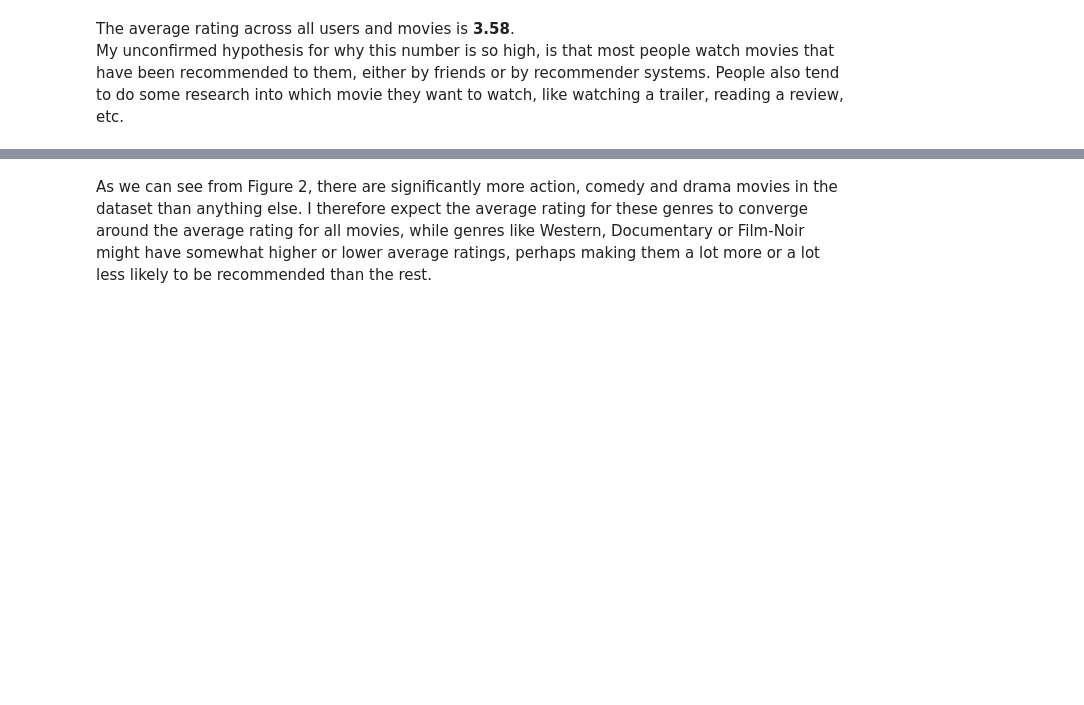
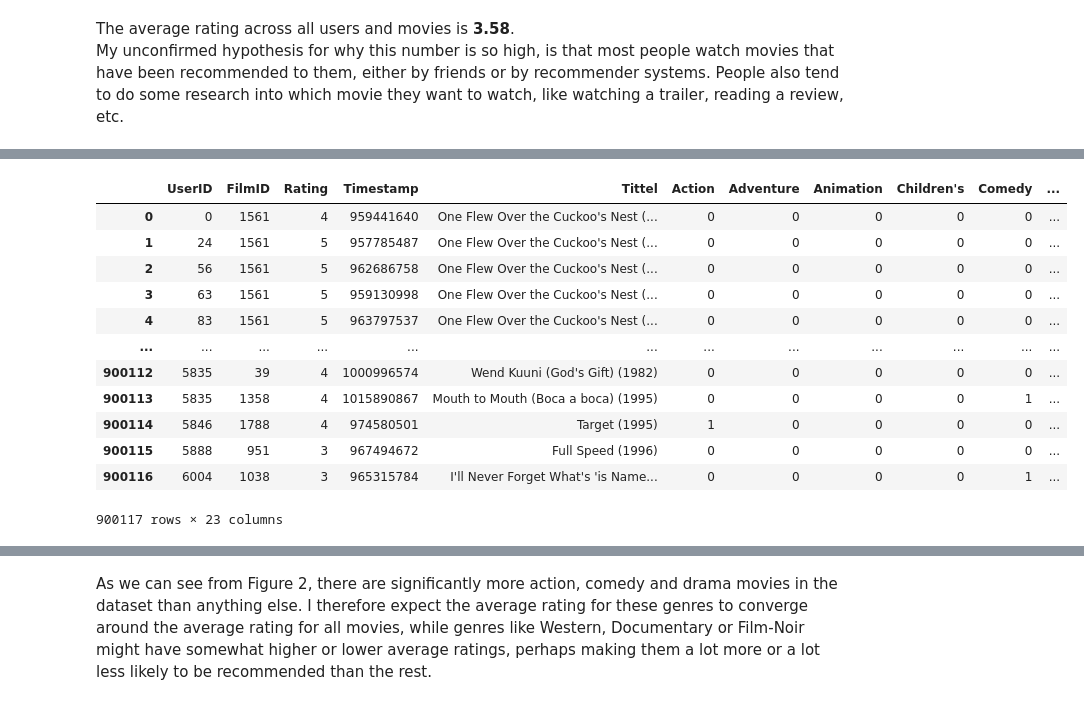
Before and after one commit to Hmzkhnswt/Hybrid-Recommendation-System, a Jupyter notebook: analysis-and-modelling.ipynb, the cells around one changed output, grey strips where cells are left out. Saved outputs shown, nothing was run; the diff lists cells and outputs as text; code cells hidden in the pictures; blank space fills up the shorter version.

```diff
--- a/analysis-and-modelling.ipynb
+++ b/analysis-and-modelling.ipynb
@@ -184,0 +217,16 @@ My unconfirmed hypothesis for why this number is so high, is that most people wa
+# %%
+merged
+# %% [output]
+|  | UserID | FilmID | Rating | Timestamp | Tittel | Action | Adventure | Animation | Children's | Comedy | ... |
+| 0 | 0 | 1561 | 4 | 959441640 | One Flew Over the Cuckoo's Nest (... | 0 | 0 | 0 | 0 | 0 | ... |
+| 1 | 24 | 1561 | 5 | 957785487 | One Flew Over the Cuckoo's Nest (... | 0 | 0 | 0 | 0 | 0 | ... |
+| 2 | 56 | 1561 | 5 | 962686758 | One Flew Over the Cuckoo's Nest (... | 0 | 0 | 0 | 0 | 0 | ... |
+| 3 | 63 | 1561 | 5 | 959130998 | One Flew Over the Cuckoo's Nest (... | 0 | 0 | 0 | 0 | 0 | ... |
+| 4 | 83 | 1561 | 5 | 963797537 | One Flew Over the Cuckoo's Nest (... | 0 | 0 | 0 | 0 | 0 | ... |
+| ... | ... | ... | ... | ... | ... | ... | ... | ... | ... | ... | ... |
+| 900112 | 5835 | 39 | 4 | 1000996574 | Wend Kuuni (God's Gift) (1982) | 0 | 0 | 0 | 0 | 0 | ... |
+| 900113 | 5835 | 1358 | 4 | 1015890867 | Mouth to Mouth (Boca a boca) (1995) | 0 | 0 | 0 | 0 | 1 | ... |
+| 900114 | 5846 | 1788 | 4 | 974580501 | Target (1995) | 1 | 0 | 0 | 0 | 0 | ... |
+| 900115 | 5888 | 951 | 3 | 967494672 | Full Speed (1996) | 0 | 0 | 0 | 0 | 0 | ... |
+| 900116 | 6004 | 1038 | 3 | 965315784 | I'll Never Forget What's 'is Name... | 0 | 0 | 0 | 0 | 1 | ... |
+900117 rows × 23 columns
```
Also changed, not shown: parts of 9 cells of this notebook.
